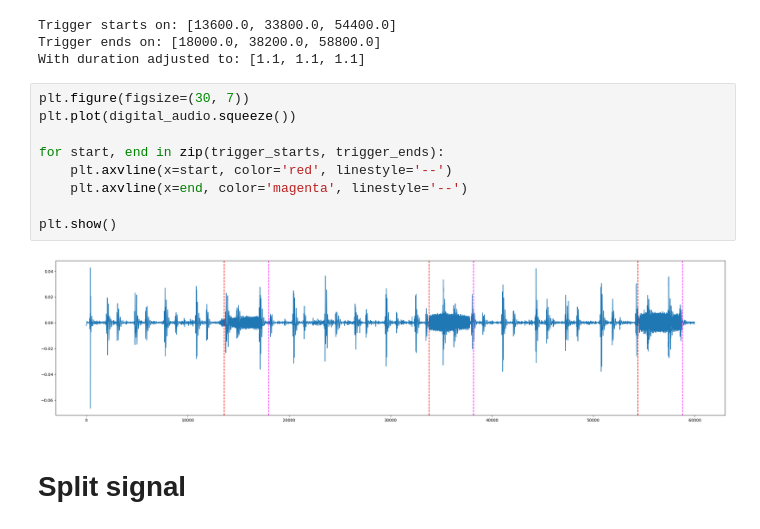
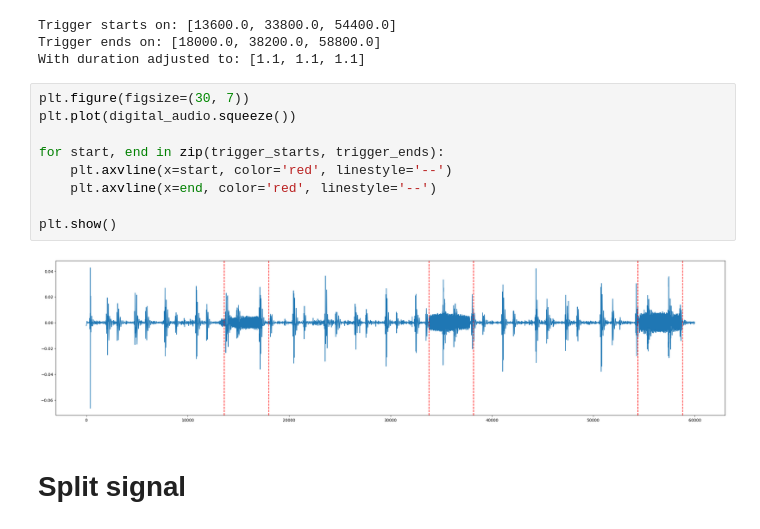
Before and after one commit to Afroefras/coratech, a Jupyter notebook: notebooks/trigger_notification_digital.ipynb, the cells around one changed output. Saved outputs shown, nothing was run; the diff lists cells and outputs as text.

```diff
--- a/notebooks/trigger_notification_digital.ipynb
+++ b/notebooks/trigger_notification_digital.ipynb
@@ -147,14 +147,14 @@ With duration adjusted to: [1.1, 1.1, 1.1]
 # %%
 plt.figure(figsize=(30, 7))
 plt.plot(digital_audio.squeeze())
 
 for start, end in zip(trigger_starts, trigger_ends):
     plt.axvline(x=start, color='red', linestyle='--')
-    plt.axvline(x=end, color='magenta', linestyle='--')
+    plt.axvline(x=end, color='red', linestyle='--')
 
 plt.show()
 # %% [output]
-[figure, old version]
+[figure, new version]
 # %% [markdown]
 # Split signal
 # %%
```
Also changed, not shown: parts of 1 cell of this notebook, 1 other file.
